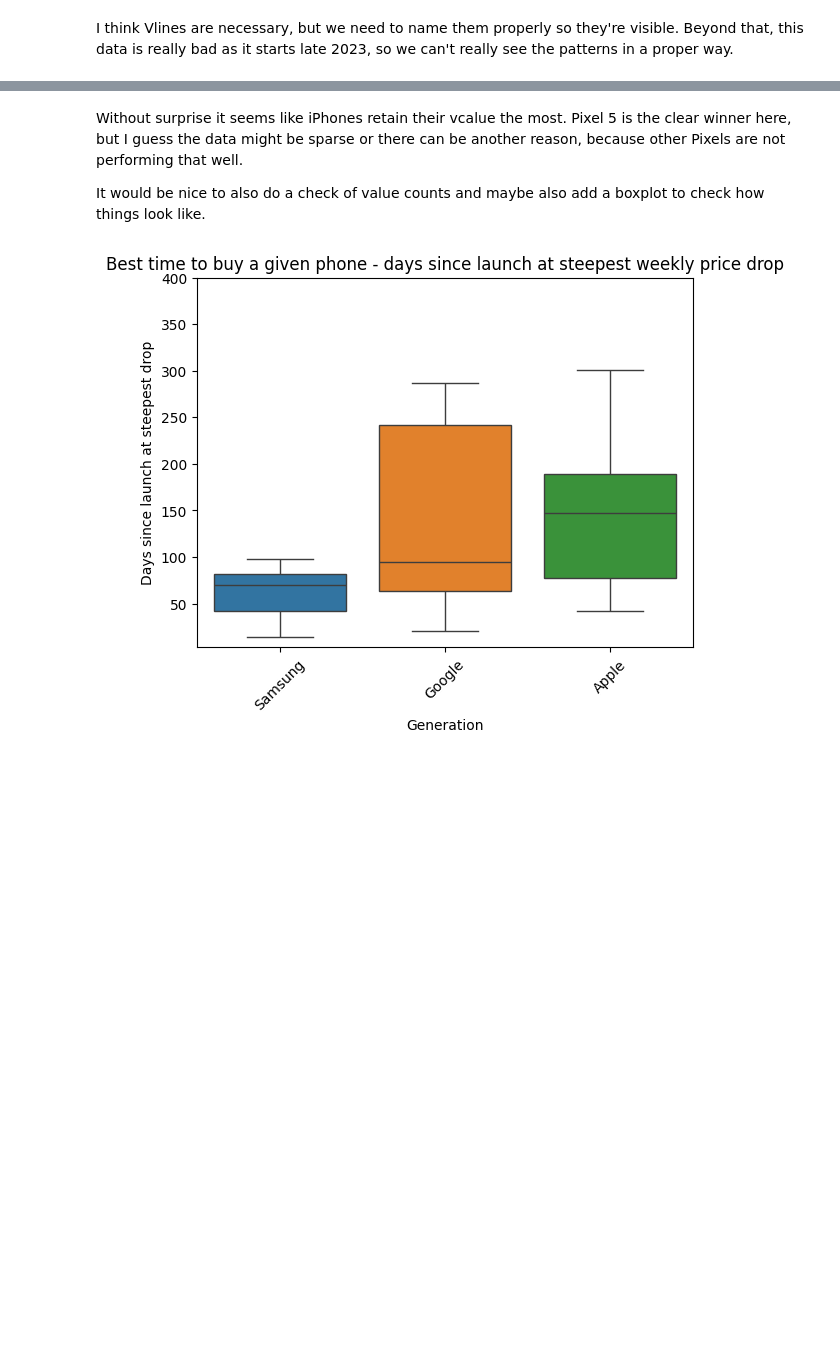
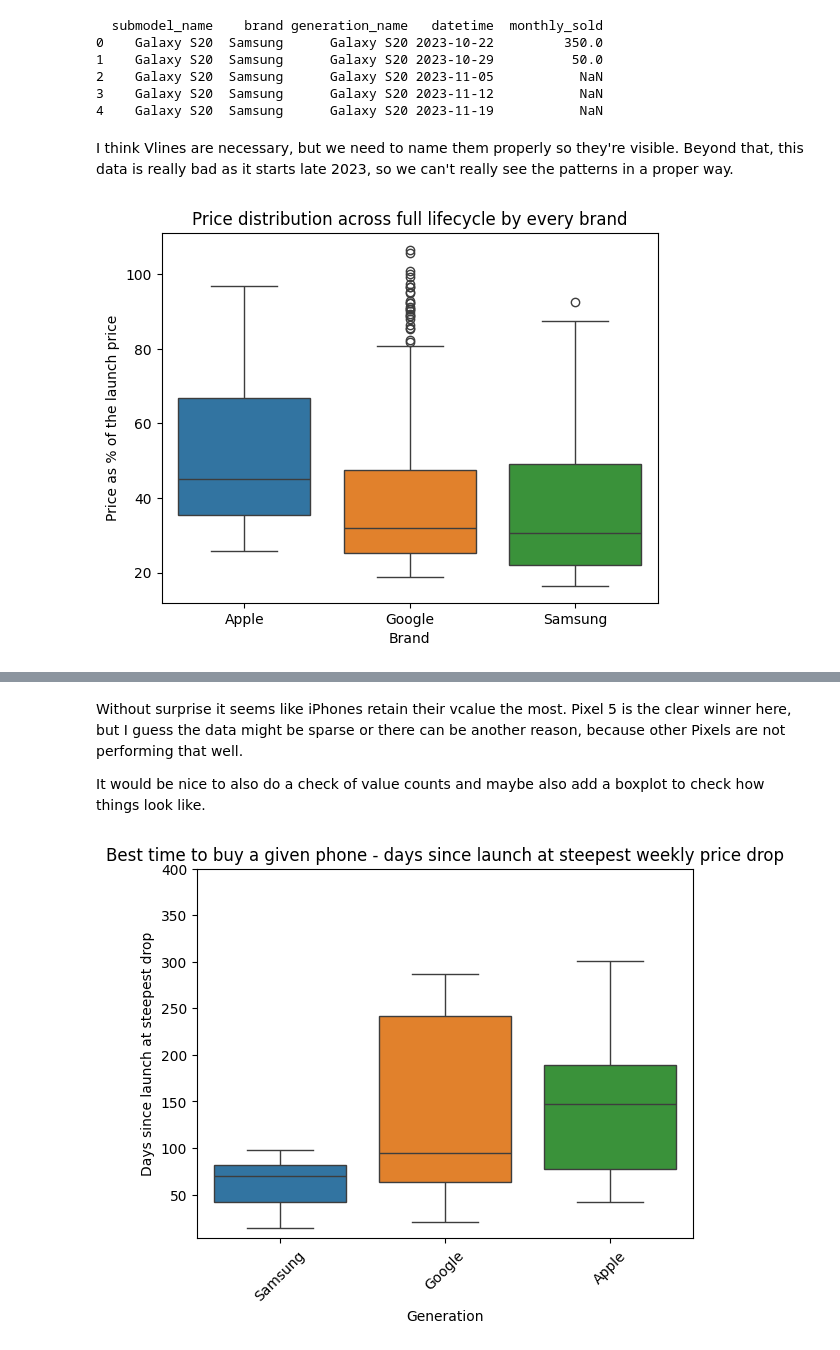
Before and after one commit to ady7ady7/python_agentic_learning, a Jupyter notebook: project1_phones_sales_analytics/notebooks/04_interactive_charts.ipynb, the cells around one changed output, grey strips where cells are left out. Cells and saved outputs as stored; diff of their text form; code cells hidden in the pictures; blank space fills up the shorter version.

```diff
--- a/project1_phones_sales_analytics/notebooks/04_interactive_charts.ipynb
+++ b/project1_phones_sales_analytics/notebooks/04_interactive_charts.ipynb
@@ -145,9 +163,7 @@ ms_chart_5.show()
 #Chart 6 - Sales Rank vs Submodels (iPhone 13 Base vs Pro vs Pro Max etc) + actual datetimes
 
 ms_df = pd.read_csv('../data/monthly_sold_full.csv')
-
 ms_df = ms_df.merge(launch_ref, on = 'submodel_name', how = 'left')
-
 
 ms_df['official_premiere_date'] = pd.to_datetime(ms_df['official_premiere_date'])
 ms_df['datetime'] = pd.to_datetime(ms_df['datetime'])
@@ -165,20 +181,25 @@ ms_df['tier'] = ms_df.apply(
 ms_df['tier'] = ms_df['tier'].replace('', 'Base')
 
 
-filtered_df = ms_df[(ms_df['brand'] == 'Apple') & (ms_df['monthly_sold'] >= 0) & (ms_df['generation_name'] == 'iPhone 13')]
-filtered_df = (filtered_df
+
+#Renamed, refactored this part of the code, so I can easily create any other generation from any other brand's chart if I want
+rank_dates_df = (ms_df
     .set_index('datetime')
-    .groupby('submodel_name')
+    .groupby(['submodel_name', 'brand', 'generation_name'])
     .resample('W')['monthly_sold']
     .mean()
     .reset_index()
 )
-filtered_df['monthly_sold'] = filtered_df.groupby('submodel_name')['monthly_sold'].ffill()
+print(rank_dates_df.head())
+rank_dates_df['monthly_sold'] = rank_dates_df.groupby('generation_name')['monthly_sold'].ffill()
+rank_dates_df['year'] = rank_dates_df['datetime'].dt.year
 
 
-filtered_df.head()
+
+iphone13_rank_dates_df = rank_dates_df[(rank_dates_df['generation_name'] == 'iPhone 13')]
+
 ms_chart_6 = px.line(
-    filtered_df,
+    iphone13_rank_dates_df,
     x = 'datetime',
     y = 'monthly_sold',
     color = 'submodel_name',
@@ -186,19 +207,33 @@ ms_chart_6 = px.line(
 )
 ms_chart_6.update_yaxes(autorange='reversed', title_text = 'Monthly sales rank')
 ms_chart_6.update_xaxes(title_text = 'Date')
-for year in range(2022, 2026):
+
+ms_chart_6.add_scatter(x=[None], y=[None], mode='lines',
+    line=dict(color='gray', dash='dot', width=1),
+    name='iPhone Launch (Sep)')
+ms_chart_6.add_scatter(x=[None], y=[None], mode='lines',
+    line=dict(color='orange', dash='dot', width=1),
+    name='Black Friday (Nov)')
+ms_chart_6.add_scatter(x=[None], y=[None], mode='lines',
+    line=dict(color='red', dash='dot', width=1),
+    name='Christmas (Dec)')
+
+for year in range(2023, 2026):
     ms_chart_6.add_vline(x=int(pd.Timestamp(f'{year}-09-15').timestamp() * 1000),
-        line_dash='dot', line_color='gray',
-        annotation_text='Launch', annotation_position='top right')
+        line_dash='dot', line_color='gray', line_width=1)
     ms_chart_6.add_vline(x=int(pd.Timestamp(f'{year}-11-25').timestamp() * 1000),
-        line_dash='dot', line_color='orange',
-        annotation_text='BF', annotation_position='bottom right')
+        line_dash='dot', line_color='orange', line_width=1)
     ms_chart_6.add_vline(x=int(pd.Timestamp(f'{year}-12-20').timestamp() * 1000),
-        line_dash='dot', line_color='red',
-        annotation_text='Xmas', annotation_position='top left')
-
+        line_dash='dot', line_color='red', line_width=1)
 
 ms_chart_6.show()
+# %% [output]
+  submodel_name    brand generation_name   datetime  monthly_sold
+0    Galaxy S20  Samsung      Galaxy S20 2023-10-22         350.0
+1    Galaxy S20  Samsung      Galaxy S20 2023-10-29          50.0
+2    Galaxy S20  Samsung      Galaxy S20 2023-11-05           NaN
+3    Galaxy S20  Samsung      Galaxy S20 2023-11-12           NaN
+4    Galaxy S20  Samsung      Galaxy S20 2023-11-19           NaN
 # %% [markdown]
 I think Vlines are necessary, but we need to name them properly so they're visible.
 Beyond that, this data is really bad as it starts late 2023, so we can't really see the patterns in a proper way.
@@ -218,7 +253,7 @@ df['tier'] = df['tier'].replace('', 'Base')
 
 #Apple df filtering - 1
 base_apple_df = df[(df['tier'] == 'Base') & (df['brand'] == 'Apple') & (df['generation_name'] != 'iPhone 17')] #also filtered out iPhone 17 due to weird spikes - it's the latest one and perhaps there's not enough data yet or it's not properly structured in Keepa API
-grouped_base_apple_df = base_apple_df.groupby(['generation_name', 'product_grade', 'days_rounded'])['price_pct_of_launch'].agg('mean').reset_index()
+base_apple_decay_df = base_apple_df.groupby(['generation_name', 'product_grade', 'days_rounded'])['price_pct_of_launch'].agg('mean').reset_index()
 grade_means = df[
     (df['tier'] == 'Base') & (df['brand'] == 'Apple')
 ].groupby('product_grade')['price_pct_of_launch'].mean()
@@ -227,7 +262,7 @@ renewed_premium_premium = grade_means['Renewed Premium'] - grade_means['Renewed'
 
 #Samsung df filtering - 1b
 base_samsung_df = df[(df['tier'] == 'Base') & (df['brand'] == 'Samsung')]
-grouped_base_samsung_df = base_samsung_df.groupby(['generation_name', 'product_grade', 'days_rounded'])['price_pct_of_launch'].agg('mean').reset_index()
+base_samsung_decay_df = base_samsung_df.groupby(['generation_name', 'product_grade', 'days_rounded'])['price_pct_of_launch'].agg('mean').reset_index()
 grade_means = df[
     (df['tier'] == 'Base') & (df['brand'] == 'Samsung')
 ].groupby('product_grade')['price_pct_of_launch'].mean()
@@ -235,7 +270,7 @@ grade_means = df[
 
 #Google df filtering - 1c
 base_google_df = df[(df['tier'] == 'Base') & (df['brand'] == 'Google')] #also filtered out iPhone 17 due to weird spikes - it's the latest one and perhaps there's not enough data yet or it's not properly structured in Keepa API
-grouped_base_google_df = base_google_df.groupby(['generation_name', 'product_grade', 'days_rounded'])['price_pct_of_launch'].agg('mean').reset_index()
+base_google_decay_df = base_google_df.groupby(['generation_name', 'product_grade', 'days_rounded'])['price_pct_of_launch'].agg('mean').reset_index()
 grade_means = df[
     (df['tier'] == 'Base') & (df['brand'] == 'Google')
 ].groupby('product_grade')['price_pct_of_launch'].mean()
@@ -243,7 +278,7 @@ grade_means = df[
 
 #All brands combined
 base_combined_df = df[(df['tier'] == 'Base')]
-grouped_base_combined_df = base_combined_df.groupby(['brand', 'days_rounded'])['price_pct_of_launch'].agg('mean').reset_index()
+all_brands_decay_df = base_combined_df.groupby(['brand', 'days_rounded'])['price_pct_of_launch'].agg('mean').reset_index()
 grade_means = df[
     (df['tier'] == 'Base')
 ].groupby('brand')['price_pct_of_launch'].mean()
@@ -251,7 +286,7 @@ grade_means = df[
 
 #Apple chart - 1
 pd_chart_1 = px.line(
-    grouped_base_apple_df,
+    base_apple_decay_df,
     x = 'days_rounded',
     y = 'price_pct_of_launch',
     color = 'generation_name',
@@ -266,7 +301,7 @@ pd_chart_1.show()
 
 #Samsung chart - 1b
 pd_chart_1b = px.line(
-    grouped_base_samsung_df,
+    base_samsung_decay_df,
     x = 'days_rounded',
     y = 'price_pct_of_launch',
     color = 'generation_name', #Product grade distinction was pointless here as there were almost only New phones sold (with one exception of S20 Renewed Premium)
@@ -275,32 +310,46 @@ pd_chart_1b = px.line(
 pd_chart_1b.update_yaxes(title_text = 'Price as % of the launch price')
 pd_chart_1b.update_xaxes(title_text = 'Days since launch')
 pd_chart_1b.add_hline(y = 50)
 pd_chart_1b.show()
 
 
 #Google chart - 1c
 pd_chart_1c = px.line(
-    grouped_base_google_df,
+    base_google_decay_df,
     x = 'days_rounded',
     y = 'price_pct_of_launch',
     color = 'generation_name',
     title = 'Price decay across base Google models'
 )
 pd_chart_1c.update_yaxes(title_text = 'Price as % of the launch price')
 pd_chart_1c.update_xaxes(title_text = 'Days since launch')
 pd_chart_1c.add_hline(y = 50)
 pd_chart_1c.show()
 
 
 #Combined brands chart - 1d
 pd_chart_1d = px.line(
-    grouped_base_combined_df,
+    all_brands_decay_df,
     x = 'days_rounded',
     y = 'price_pct_of_launch',
     color = 'brand',
     title = 'Price decay across all base models'
 )
 pd_chart_1d.update_yaxes(title_text = 'Price as % of the launch price')
 pd_chart_1d.update_xaxes(title_text = 'Days since launch')
 pd_chart_1d.add_hline(y = 50)
 pd_chart_1d.show()
+
+#added INSTEAD OF best-time-to-buy - it's obviously here as we already have everything we need
+pd_chart_8 = sns.boxplot(
+    data = all_brands_decay_df,
+    x = 'brand',
+    y = 'price_pct_of_launch',
+    hue = 'brand'
+)
+plt.title('Price distribution across full lifecycle by every brand')
+plt.xlabel('Brand')
+plt.ylabel('Price as % of the launch price')
+plt.show()
+# %% [output]
+[figure, added]
```
Also changed, not shown: parts of 8 cells of this notebook, 3 other files.
